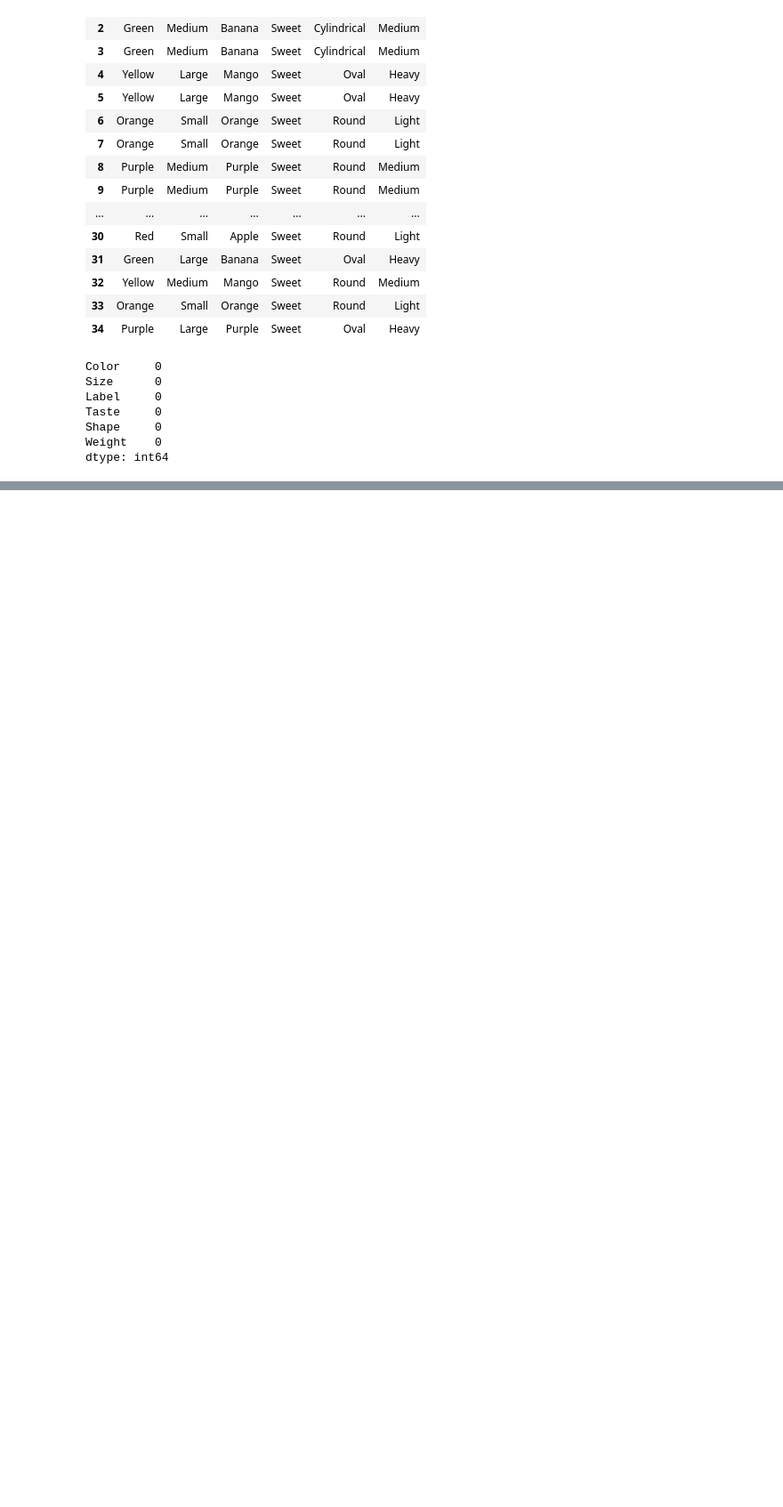
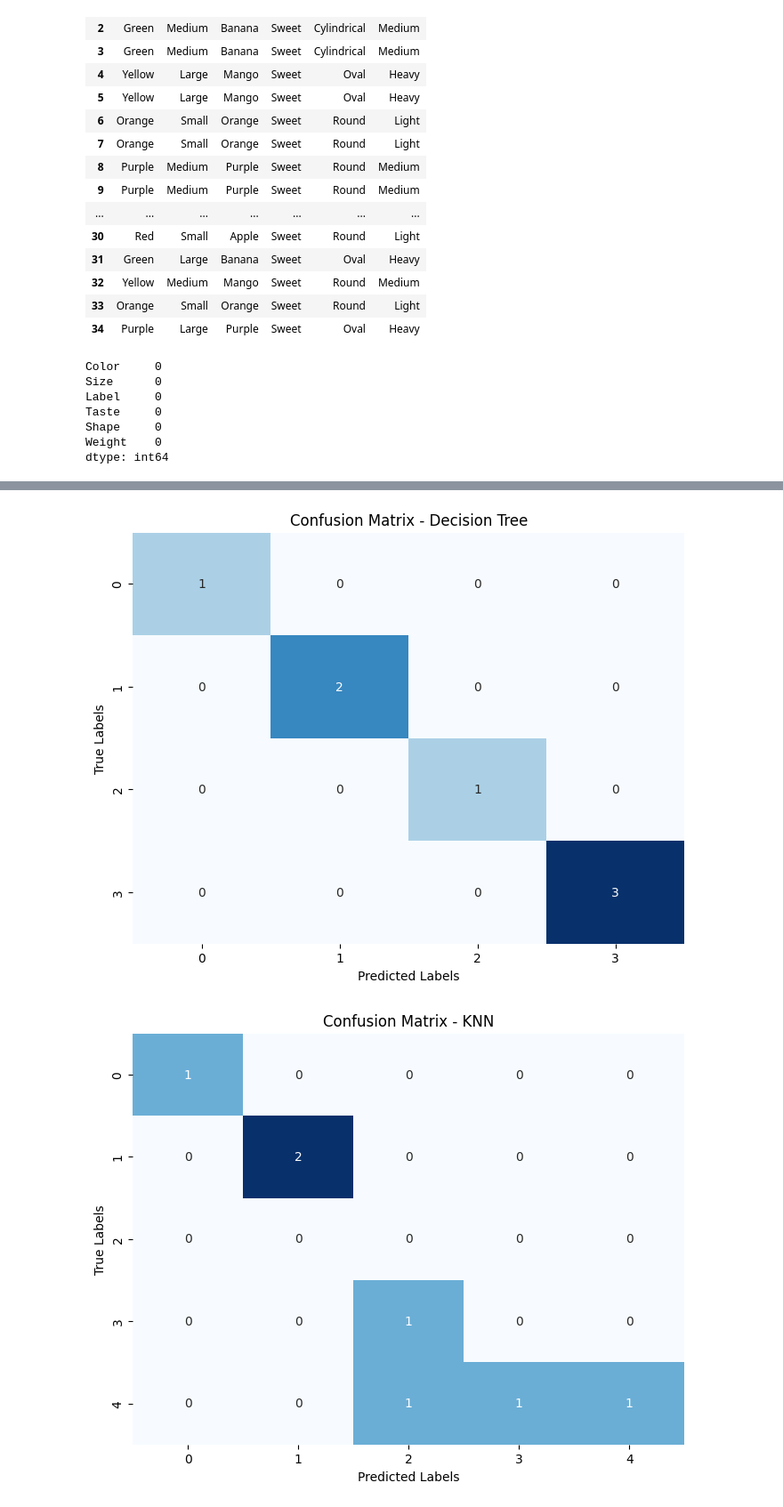
Before and after one commit to FizaAamir/ProjectMLOPS, a Jupyter notebook: FruitsPrediction.ipynb, the cells around one changed output, grey strips where cells are left out. Shown at 89% size. Cells and saved outputs as stored; diff of their text form; code cells hidden in the pictures; blank space fills up the shorter version.

```diff
--- a/FruitsPrediction.ipynb
+++ b/FruitsPrediction.ipynb
@@ -119,0 +155,74 @@ weighted avg       0.93      0.86      0.87         7
+# %%
+import matplotlib.pyplot as plt
+import seaborn as sns
+from sklearn.metrics import confusion_matrix
+with mlflow.start_run():
+
+    # Decision Tree Classifier
+    dt_classifier = DecisionTreeClassifier()
+    dt_classifier.fit(X_train, y_train)
+    dt_predictions = dt_classifier.predict(X_test)
+    dt_accuracy = accuracy_score(y_test, dt_predictions)
+
+    # Log metrics for Decision Tree
+    mlflow.log_metric("accuracy_decision_tree", dt_accuracy)
+
+    # K-Nearest Neighbors Classifier
+    knn_classifier = KNeighborsClassifier()
+    knn_classifier.fit(X_train, y_train)
+    knn_predictions = knn_classifier.predict(X_test)
+    knn_accuracy = accuracy_score(y_test, knn_predictions)
+
+    # Log metrics for K-Nearest Neighbors
+    mlflow.log_metric("accuracy_knn", knn_accuracy)
+
+    # RandomForest Classifier
+    rf_classifier = RandomForestClassifier()
+    rf_classifier.fit(X_train, y_train)
+    rf_predictions = rf_classifier.predict(X_test)
+    rf_accuracy = accuracy_score(y_test, rf_predictions)
+
+    # Log metrics for RandomForest
+    mlflow.log_metric("accuracy_random_forest", rf_accuracy)
+
+    conf_matrix_dt = confusion_matrix(y_test, dt_predictions)
+    conf_matrix_knn = confusion_matrix(y_test, knn_predictions)
+    conf_matrix_rf = confusion_matrix(y_test, rf_predictions)
+
+
+    plt.figure(figsize=(8, 6))
+    sns.heatmap(conf_matrix_dt, annot=True, fmt="d", cmap="Blues", cbar=False)
+    plt.title("Confusion Matrix - Decision Tree")
+    plt.xlabel("Predicted Labels")
+    plt.ylabel("True Labels")
+
+    plt.savefig("confusion_matrix1.png")
+    mlflow.log_artifact("confusion_matrix1.png", artifact_path="plots")
+
+    plt.figure(figsize=(8, 6))
+    sns.heatmap(conf_matrix_knn, annot=True, fmt="d", cmap="Blues", cbar=False)
+    plt.title("Confusion Matrix - KNN")
+    plt.xlabel("Predicted Labels")
+    plt.ylabel("True Labels")
+
+    plt.savefig("confusion_matrix2.png")
+    mlflow.log_artifact("confusion_matrix2.png", artifact_path="plots")
+
+    plt.figure(figsize=(8, 6))
+    sns.heatmap(conf_matrix_rf, annot=True, fmt="d", cmap="Blues", cbar=False)
+    plt.title("Confusion Matrix - RandomForest")
+    plt.xlabel("Predicted Labels")
+    plt.ylabel("True Labels")
+
+    plt.savefig("confusion_matrix3.png")
+    mlflow.log_artifact("confusion_matrix3.png", artifact_path="plots")
+
+
+
+    # Log model artifacts
+    mlflow.sklearn.log_model(dt_classifier, "decision_tree_model")
+    mlflow.sklearn.log_model(knn_classifier, "knn_model")
+    mlflow.sklearn.log_model(rf_classifier, "random_forest_model")
+# %% [output]
+[figure, added]
+[figure, added]
```
Also changed, not shown: parts of 5 cells of this notebook.
